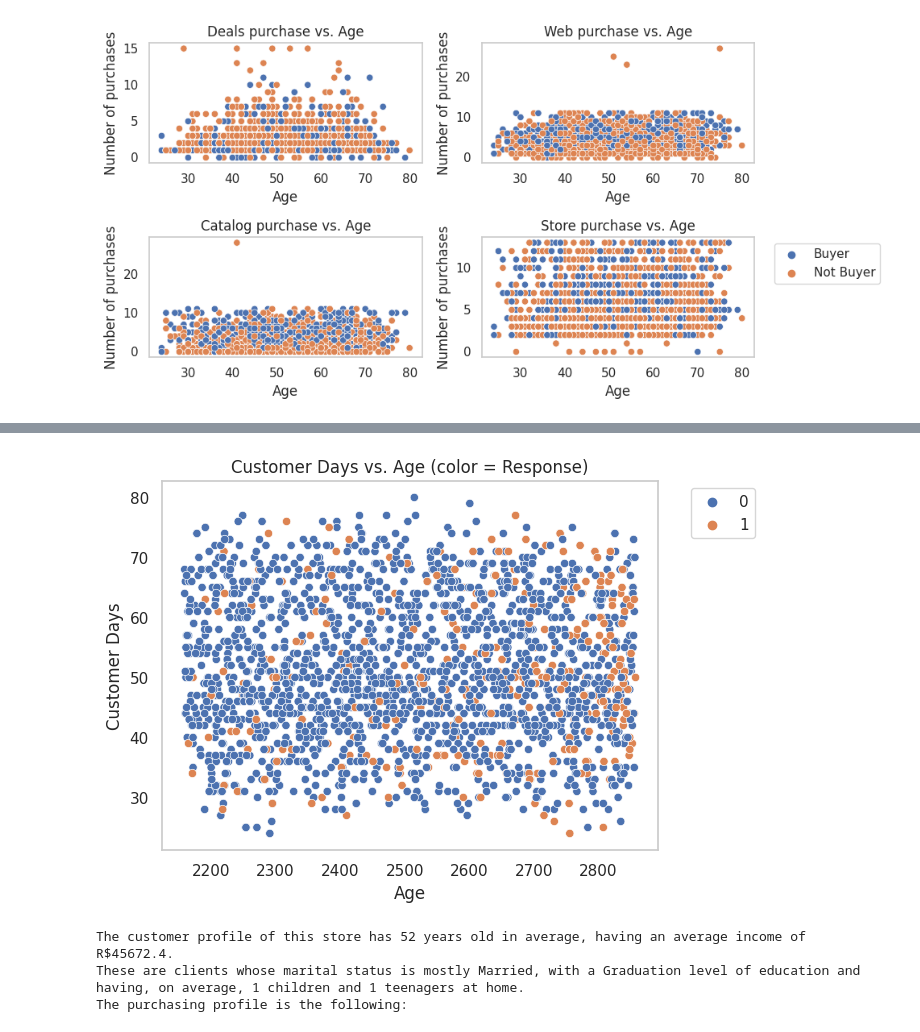
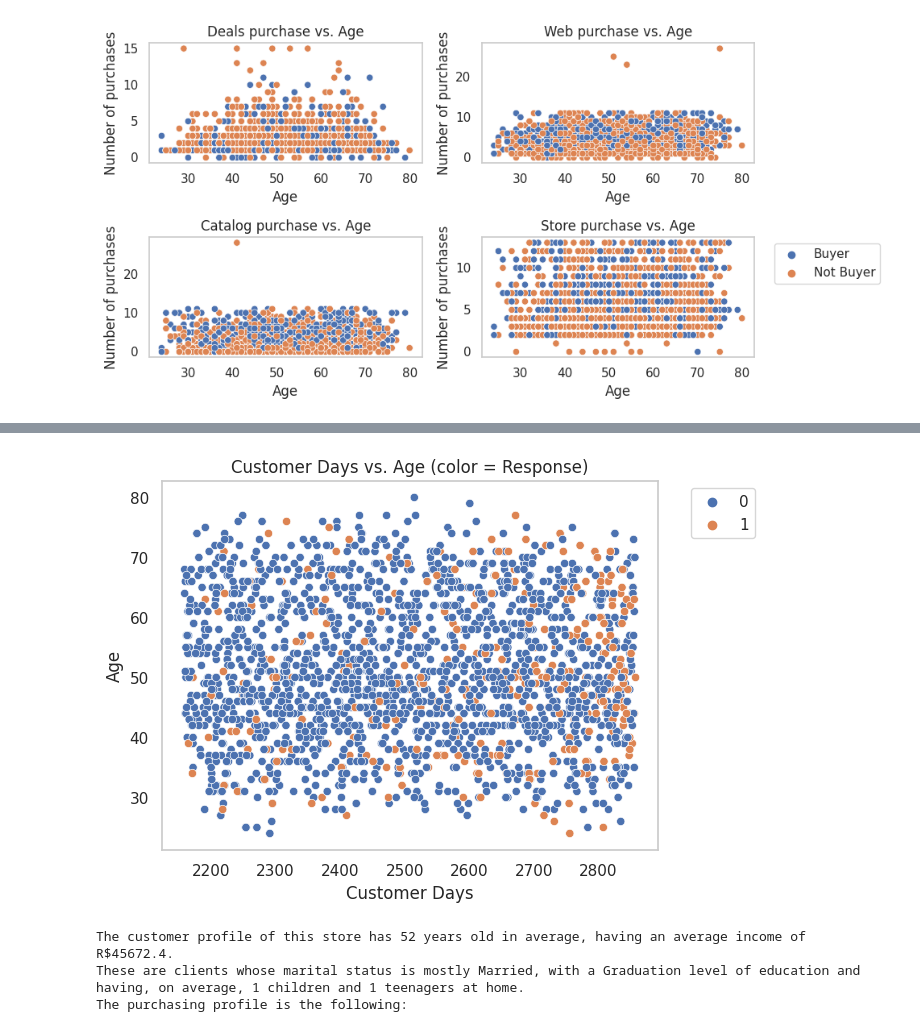
Before and after one commit to petrugeral/Marketing_Analytics, a Jupyter notebook: ifood_marketing_analytics/workspace.ipynb, the cells around one changed output, grey strips where cells are left out. Saved outputs shown, nothing was run; the diff lists cells and outputs as text; code cells hidden in the pictures.

```diff
--- a/ifood_marketing_analytics/workspace.ipynb
+++ b/ifood_marketing_analytics/workspace.ipynb
@@ -682,12 +685,12 @@ plt.grid(False)
 # %%
 sns.scatterplot(x=df['Customer_Days'],y =df['Age'] ,hue=df['Response'])
 plt.title('Customer Days vs. Age (color = Response)')
-plt.xlabel('Age')
-plt.ylabel('Customer Days')
+plt.xlabel('Customer Days')
+plt.ylabel('Age')
 plt.legend(bbox_to_anchor=(1.05, 1), loc='upper left')
 plt.grid(False)
 # %% [output]
-[figure, old version]
+[figure, new version]
 # %%
 df_complain = df[df['Complain']== 1]
 
```
Also changed, not shown: parts of 7 cells of this notebook.
